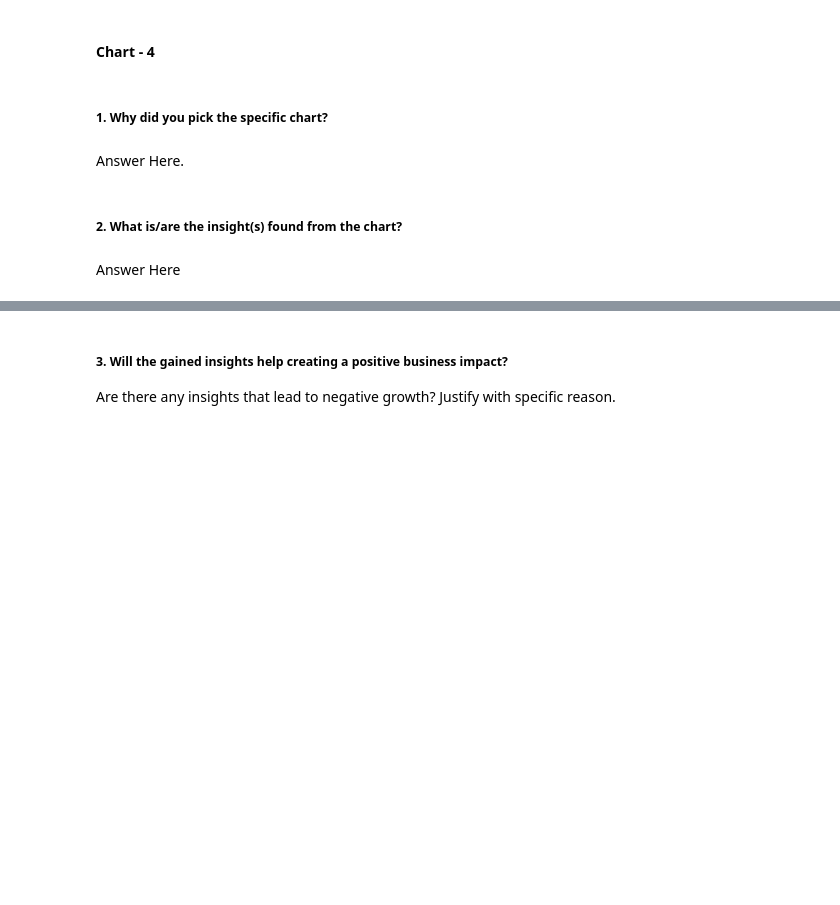
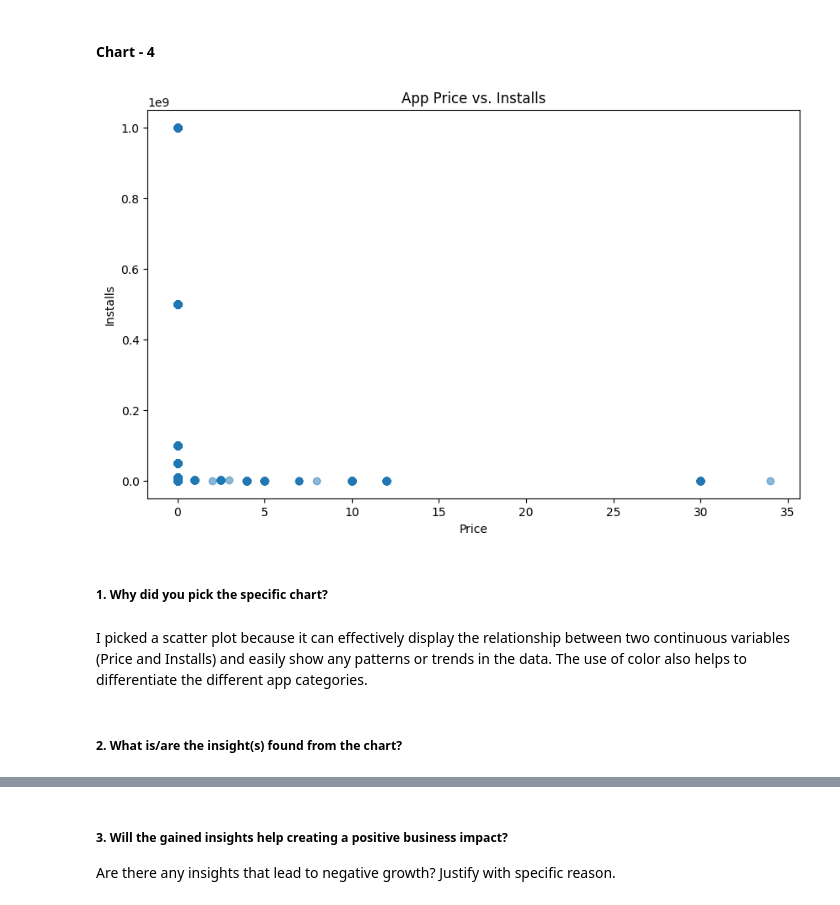
Before and after one commit to Mostaqul143/Playstore-App-Review-Analysis, a Jupyter notebook: EDA Submission Template.ipynb, the cells around one changed output, grey strips where cells are left out. Drawn from its saved outputs; the diff is of its cells as text; code cells hidden in the pictures; blank space fills up the shorter version.

```diff
--- a/EDA Submission Template.ipynb
+++ b/EDA Submission Template.ipynb
@@ -416,8 +474,18 @@ Answer Here
+# %%
+# Relationship between App Price And Installs
+
+plt.figure(figsize=(10,6))
+
+plt.scatter(df['Price'], df['Installs'], alpha=0.5)
+plt.title('App Price vs. Installs')
+plt.xlabel('Price')
+plt.ylabel('Installs')
+plt.show()
+# %% [output]
+[figure, added]
 # %% [markdown]
 ##### 1. Why did you pick the specific chart?
-# %% [markdown]
-Answer Here.
+# %% [markdown]
+I picked a scatter plot because it can effectively display the relationship between two continuous variables (Price and Installs) and easily show any patterns or trends in the data. The use of color also helps to differentiate the different app categories.
 # %% [markdown]
 ##### 2. What is/are the insight(s) found from the chart?
-# %% [markdown]
-Answer Here
```
Also changed, not shown: parts of 117 cells of this notebook.
